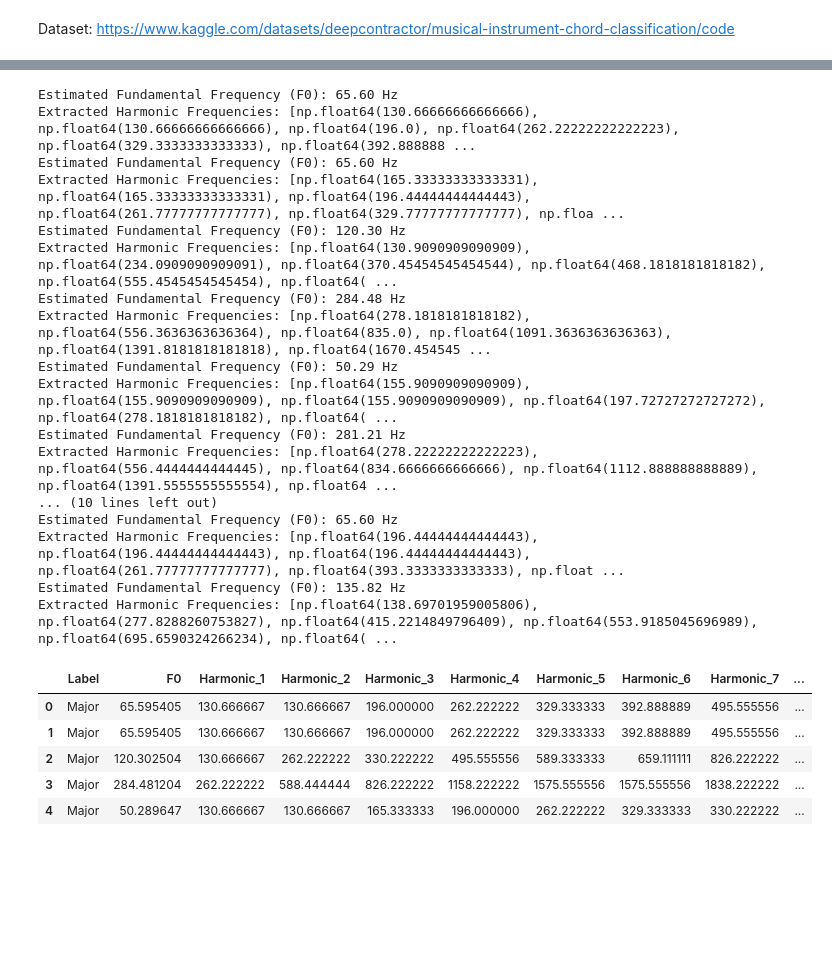
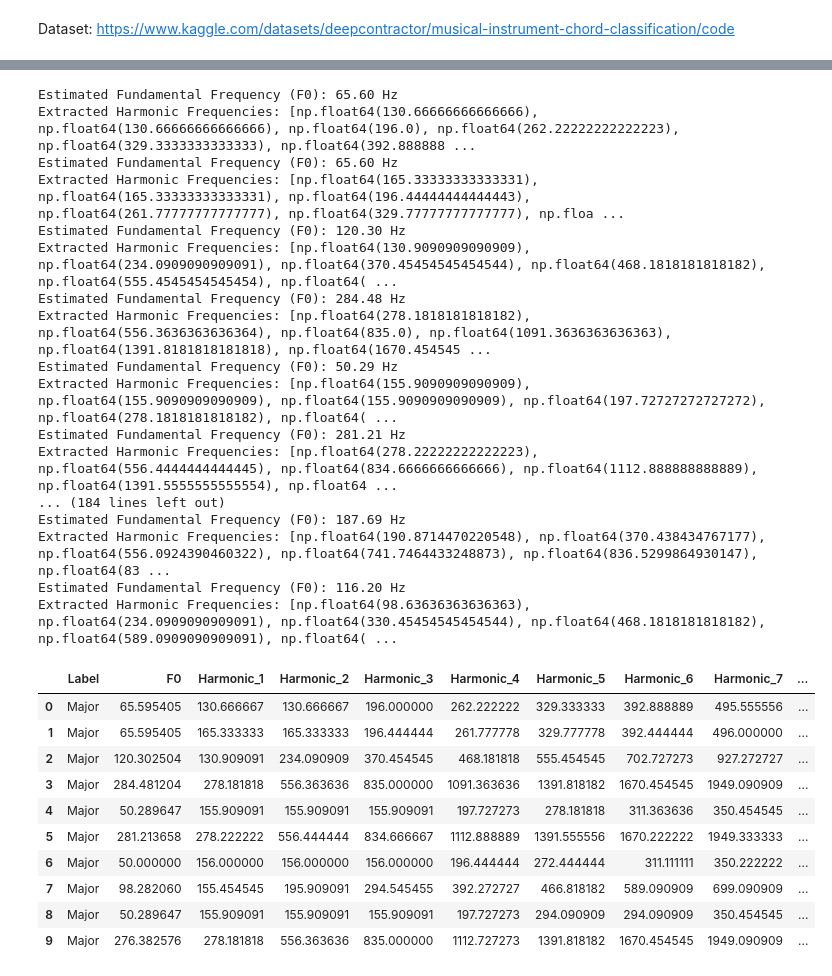
Before and after one commit to rabbittheory/ChordClassifier, a Jupyter notebook: ChordClassifier.ipynb, the cells around one changed output, grey strips where cells are left out. Drawn from its saved outputs; the diff is of its cells as text; code cells hidden in the pictures; blank space fills up the shorter version.

```diff
--- a/ChordClassifier.ipynb
+++ b/ChordClassifier.ipynb
@@ -24,8 +24,7 @@ import os
 
 #the problem with this is its loading twice the first file and assuming all files have the same sample rate, so combine all sample rates to fix this next time
 # Load the WAV file
-filename = "dataset/Major/Major_0.wav"
-y, sr = librosa.load(filename, sr=None)  # Load with original sampling rate
+
 # Read all WAV files in Major and Minor directories
 major_files = [os.path.join("dataset/Major", f) for f in os.listdir("dataset/Major") if f.endswith('.wav')]
 minor_files = [os.path.join("dataset/Minor", f) for f in os.listdir("dataset/Minor") if f.endswith('.wav')]
@@ -33,3 +32,6 @@ minor_files = [os.path.join("dataset/Minor", f) for f in os.listdir("dataset/Min
 # Load all files
 major_signals = [np.array(librosa.load(f, sr=None)[0]) for f in major_files]
 minor_signals = [np.array(librosa.load(f, sr=None)[0]) for f in minor_files]
+
+major_sample_rates= [np.array(librosa.load(f, sr=None)[1]) for f in major_files]
+minor_sample_rates = [np.array(librosa.load(f, sr=None)[1]) for f in minor_files]
@@ -36,6 +59,6 @@ minor_signals = [np.array(librosa.load(f, sr=None)[0]) for f in minor_files]
 # %%
 def extractF0(y):
-    f0, voiced_flag, voiced_probs = librosa.pyin(y, fmin=50, fmax=sr//2, sr=sr)
+    f0, voiced_flag, voiced_probs = librosa.pyin(y, fmin=50, fmax=major_sample_rates[0]//2, sr=major_sample_rates[0])
     f0 = f0[~np.isnan(f0)]  # Remove NaN values
     fundamental_freq = np.median(f0)  # Estimate fundamental frequency
     print(f"Estimated Fundamental Frequency (F0): {fundamental_freq:.2f} Hz")
@@ -44,7 +67,7 @@ def extractF0(y):
 def extractHarmonics(y, fundamental_freq):
     harmonics = [fundamental_freq * i for i in range(1, 10)]  # First 10 harmonics
     fft_spectrum = np.fft.fft(y)
-    frequencies = np.fft.fftfreq(len(fft_spectrum), d=1/sr)
+    frequencies = np.fft.fftfreq(len(fft_spectrum), d=1/major_sample_rates[0])
 
     # Keep only the positive frequencies
     pos_mask = frequencies > 0
@@ -63,7 +86,7 @@ def extractHarmonics(y, fundamental_freq):
 # Initialize an empty list to store DataFrames
 df_list = []
 
-limit = 10   # Limit the number of signals to process
+limit = 50   # Limit the number of signals to process
 # Iterate over both major and minor signals
 for chord, label in zip(major_signals[:limit] + minor_signals[:limit], ["Major"] * limit + ["Minor"] * limit):
     F0 = extractF0(chord)
@@ -98,17 +121,22 @@ Estimated Fundamental Frequency (F0): 50.29 Hz
 Extracted Harmonic Frequencies: [np.float64(155.9090909090909), np.float64(155.9090909090909), np.float64(155.9090909090909), np.float64(197.72727272727272), np.float64(278.1818181818182), np.float64( ...
 Estimated Fundamental Frequency (F0): 281.21 Hz
 Extracted Harmonic Frequencies: [np.float64(278.22222222222223), np.float64(556.4444444444445), np.float64(834.6666666666666), np.float64(1112.888888888889), np.float64(1391.5555555555554), np.float64 ...
-... (10 lines left out)
-Estimated Fundamental Frequency (F0): 65.60 Hz
-Extracted Harmonic Frequencies: [np.float64(196.44444444444443), np.float64(196.44444444444443), np.float64(196.44444444444443), np.float64(261.77777777777777), np.float64(393.3333333333333), np.float ...
-Estimated Fundamental Frequency (F0): 135.82 Hz
-Extracted Harmonic Frequencies: [np.float64(138.69701959005806), np.float64(277.8288260753827), np.float64(415.2214849796409), np.float64(553.9185045696989), np.float64(695.6590324266234), np.float64( ...
+... (184 lines left out)
+Estimated Fundamental Frequency (F0): 187.69 Hz
+Extracted Harmonic Frequencies: [np.float64(190.8714470220548), np.float64(370.438434767177), np.float64(556.0924390460322), np.float64(741.7464433248873), np.float64(836.5299864930147), np.float64(83 ...
+Estimated Fundamental Frequency (F0): 116.20 Hz
+Extracted Harmonic Frequencies: [np.float64(98.63636363636363), np.float64(234.0909090909091), np.float64(330.45454545454544), np.float64(468.1818181818182), np.float64(589.0909090909091), np.float64( ...
 # %%
-combined_df.head()
+combined_df.head(10)
 # %% [output]
 |  | Label | F0 | Harmonic_1 | Harmonic_2 | Harmonic_3 | Harmonic_4 | Harmonic_5 | Harmonic_6 | Harmonic_7 | ... |
 | 0 | Major | 65.595405 | 130.666667 | 130.666667 | 196.000000 | 262.222222 | 329.333333 | 392.888889 | 495.555556 | ... |
-| 1 | Major | 65.595405 | 130.666667 | 130.666667 | 196.000000 | 262.222222 | 329.333333 | 392.888889 | 495.555556 | ... |
-| 2 | Major | 120.302504 | 130.666667 | 262.222222 | 330.222222 | 495.555556 | 589.333333 | 659.111111 | 826.222222 | ... |
-| 3 | Major | 284.481204 | 262.222222 | 588.444444 | 826.222222 | 1158.222222 | 1575.555556 | 1575.555556 | 1838.222222 | ... |
-| 4 | Major | 50.289647 | 130.666667 | 130.666667 | 165.333333 | 196.000000 | 262.222222 | 329.333333 | 330.222222 | ... |
+| 1 | Major | 65.595405 | 165.333333 | 165.333333 | 196.444444 | 261.777778 | 329.777778 | 392.444444 | 496.000000 | ... |
+| 2 | Major | 120.302504 | 130.909091 | 234.090909 | 370.454545 | 468.181818 | 555.454545 | 702.727273 | 927.272727 | ... |
+| 3 | Major | 284.481204 | 278.181818 | 556.363636 | 835.000000 | 1091.363636 | 1391.818182 | 1670.454545 | 1949.090909 | ... |
+| 4 | Major | 50.289647 | 155.909091 | 155.909091 | 155.909091 | 197.727273 | 278.181818 | 311.363636 | 350.454545 | ... |
+| 5 | Major | 281.213658 | 278.222222 | 556.444444 | 834.666667 | 1112.888889 | 1391.555556 | 1670.222222 | 1949.333333 | ... |
+| 6 | Major | 50.000000 | 156.000000 | 156.000000 | 156.000000 | 196.444444 | 272.444444 | 311.111111 | 350.222222 | ... |
+| 7 | Major | 98.282060 | 155.454545 | 195.909091 | 294.545455 | 392.272727 | 466.818182 | 589.090909 | 699.090909 | ... |
+| 8 | Major | 50.289647 | 155.909091 | 155.909091 | 155.909091 | 197.727273 | 294.090909 | 294.090909 | 350.454545 | ... |
+| 9 | Major | 276.382576 | 278.181818 | 556.363636 | 835.000000 | 1112.727273 | 1391.818182 | 1670.454545 | 1949.090909 | ... |
```
Also changed, not shown: parts of 4 cells of this notebook, 1 other file.
